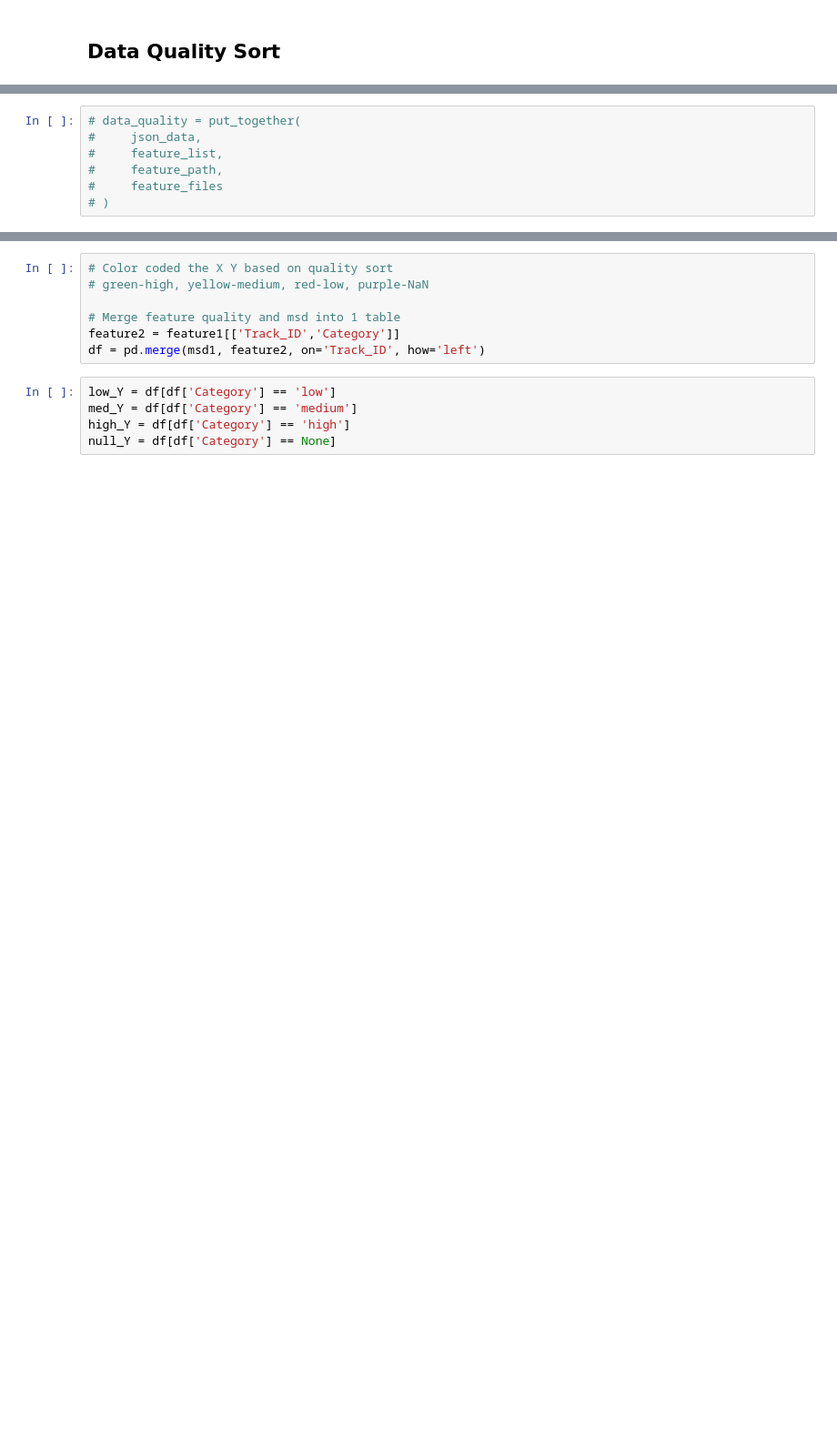
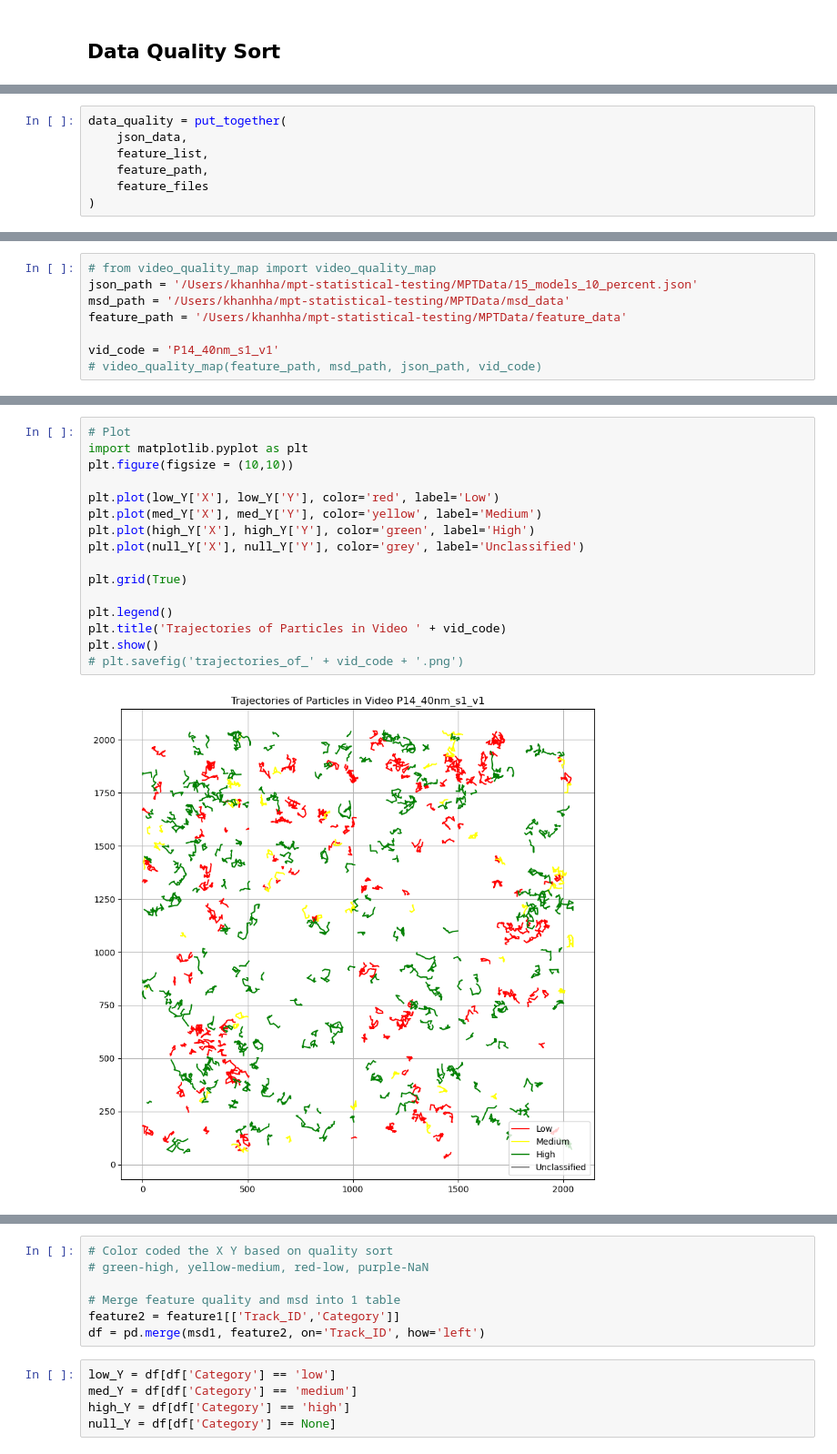
Before and after one commit to MPT-project-W24/mpt-statistical-testing, a Jupyter notebook: Workspaces/MPT_data_explore.ipynb, the cells around one changed output, grey strips where cells are left out. Shown at 91% size. Drawn from its saved outputs; the diff is of its cells as text; blank space fills up the shorter version.

```diff
--- a/Workspaces/MPT_data_explore.ipynb
+++ b/Workspaces/MPT_data_explore.ipynb
@@ -76,8 +56,8 @@ feature_path = '/Users/khanhha/mpt-statistical-testing/MPTData/feature_data'
 # %%
-# data_quality = put_together(
-#     json_data,
-#     feature_list,
-#     feature_path,
-#     feature_files
-# )
+data_quality = put_together(
+    json_data,
+    feature_list,
+    feature_path,
+    feature_files
+)
 # %%
@@ -191,0 +174,8 @@ video_quality_map(feature_path, msd_path, json_path, vid_code)
+# %%
+# from video_quality_map import video_quality_map
+json_path = '/Users/khanhha/mpt-statistical-testing/MPTData/15_models_10_percent.json'
+msd_path = '/Users/khanhha/mpt-statistical-testing/MPTData/msd_data'
+feature_path = '/Users/khanhha/mpt-statistical-testing/MPTData/feature_data'
+
+vid_code = 'P14_40nm_s1_v1'
+# video_quality_map(feature_path, msd_path, json_path, vid_code)
@@ -191,0 +267,18 @@ video_quality_map(feature_path, msd_path, json_path, vid_code)
+# %%
+# Plot
+import matplotlib.pyplot as plt
+plt.figure(figsize = (10,10))
+
+plt.plot(low_Y['X'], low_Y['Y'], color='red', label='Low')
+plt.plot(med_Y['X'], med_Y['Y'], color='yellow', label='Medium')
+plt.plot(high_Y['X'], high_Y['Y'], color='green', label='High')
+plt.plot(null_Y['X'], null_Y['Y'], color='grey', label='Unclassified')
+
+plt.grid(True)
+
+plt.legend()
+plt.title('Trajectories of Particles in Video ' + vid_code)
+plt.show()
+# plt.savefig('trajectories_of_' + vid_code + '.png')
+# %% [output]
+[figure, added]
```
Also changed, not shown: parts of 75 cells of this notebook.
